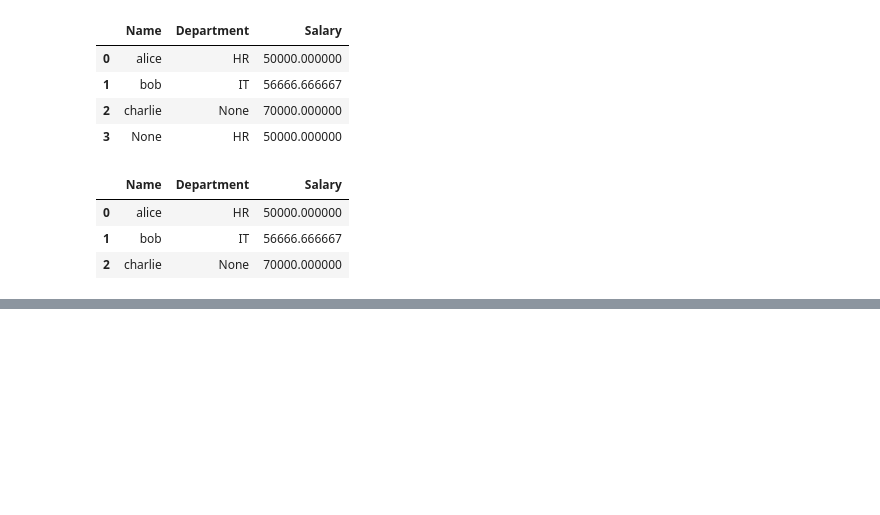
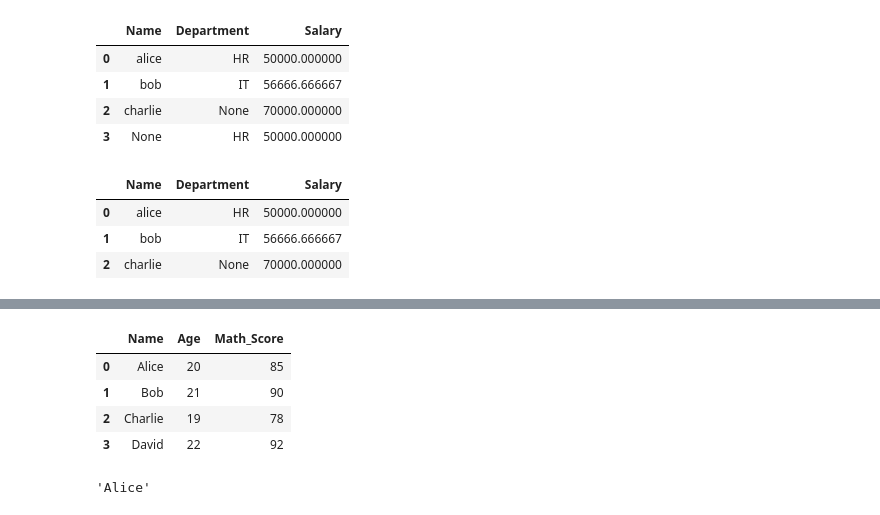
Before and after one commit to NageshaSriram/python-for-datascience, a Jupyter notebook: practice/Pandas.ipynb, the cells around one changed output, grey strips where cells are left out. Saved outputs shown, nothing was run; the diff lists cells and outputs as text; code cells hidden in the pictures; blank space fills up the shorter version.

```diff
--- a/practice/Pandas.ipynb
+++ b/practice/Pandas.ipynb
@@ -1226,0 +1343,13 @@ df
+# %%
+df
+# %% [output]
+|  | Name | Age | Math_Score |
+| 0 | Alice | 20 | 85 |
+| 1 | Bob | 21 | 90 |
+| 2 | Charlie | 19 | 78 |
+| 3 | David | 22 | 92 |
+# %%
+# df.loc[0, 0] # never works
+df.loc[0, 'Name']
+# %% [output]
+'Alice'
```
Also changed, not shown: parts of 24 cells of this notebook, 2 other files.
